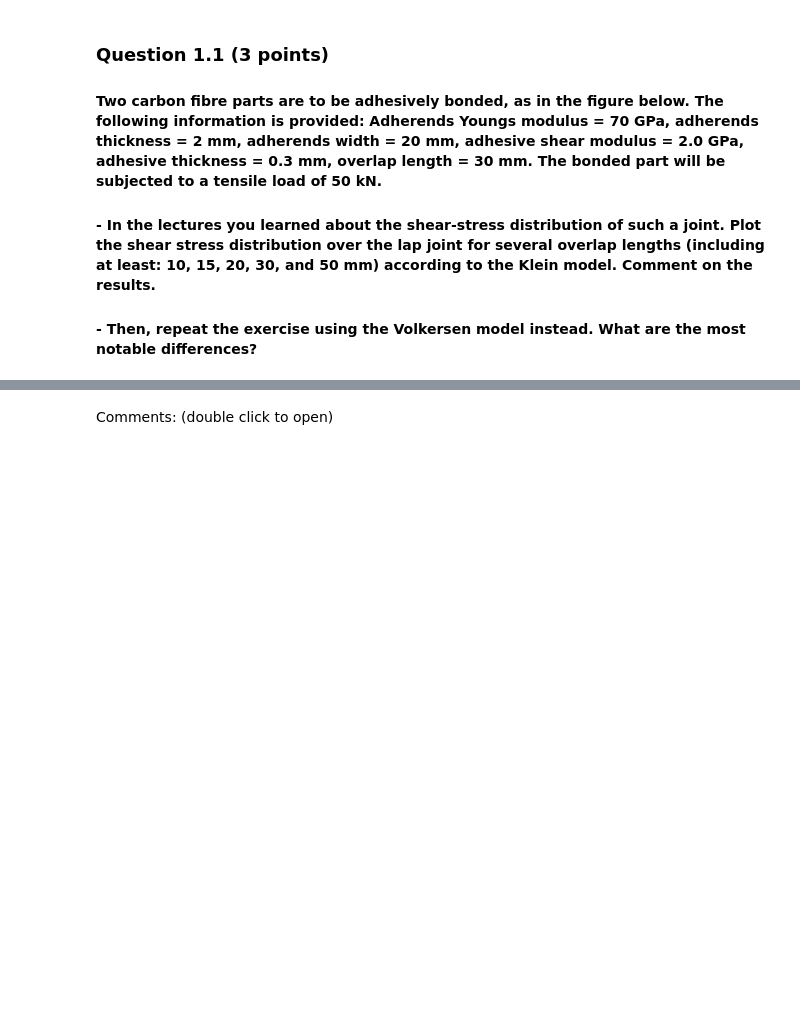
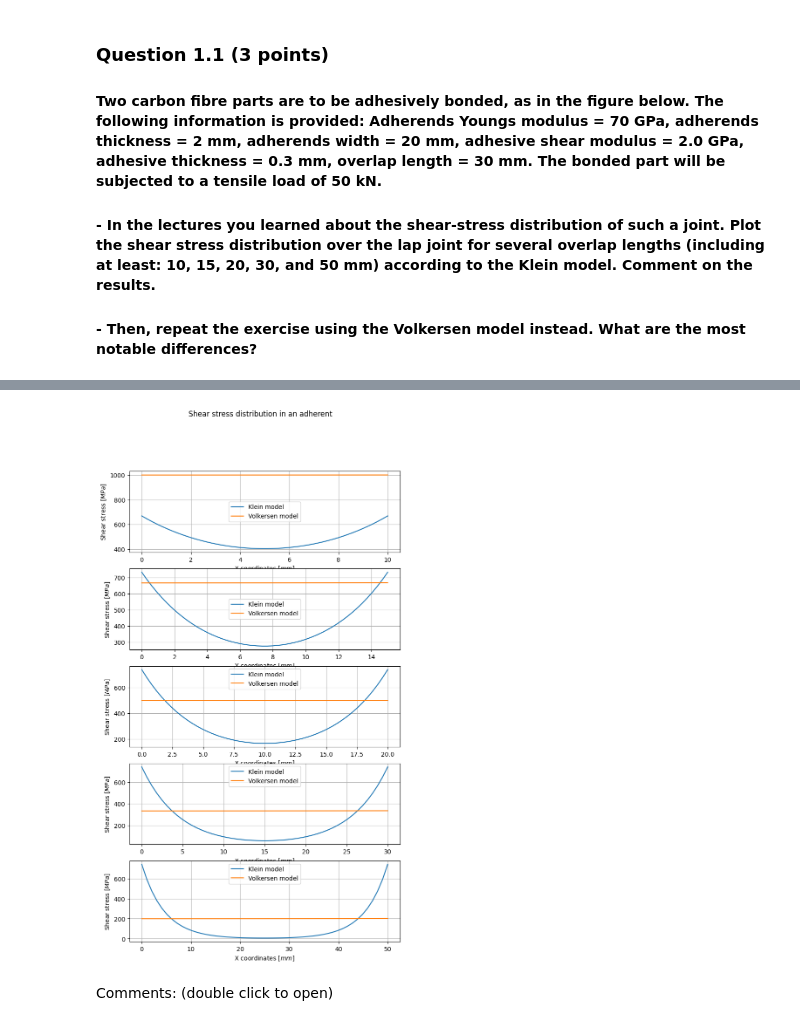
Before and after one commit to alberts2000/PCM, a Jupyter notebook: Notebook Joining Methods.ipynb, the cells around one changed output, grey strips where cells are left out. Saved outputs shown, nothing was run; the diff lists cells and outputs as text; code cells hidden in the pictures; blank space fills up the shorter version.

```diff
--- a/Notebook Joining Methods.ipynb
+++ b/Notebook Joining Methods.ipynb
@@ -14,6 +16,71 @@
 #### - Then, repeat the exercise using the Volkersen model instead. What are the most notable differences?
 # %% [markdown]
 ![title](lapjoint.png)
+# %%
+# Storing material properties in a convenient way
+class Material:
+    def __init__(self, G_kl=1, E1=1, t1=1, E2=1, t2=1, lu=1, d=1, b=1):
+        self.G_kl = G_kl
+        self.E1 = E1
+        self.t1 = t1
+        self.E2 = E2
+        self.t2 = t2
+        self.lu = lu
+        self.d = d
+        self.b =b
+
+
+def klein_model(N, Mat, F_applied):
+    G_kl, E1, t1, E2, t2, lu, d, b = (Mat.G_kl, Mat.E1, Mat.t1, Mat.E2, Mat.t2, Mat.lu, Mat.d, Mat.b)
+    x_array = np.linspace(0, lu, N)
+
+    tau_mean = F_applied / b / lu
+    beta = ((E2 * t2 - E1 * t1) * G_kl * lu ** 2) / (E1 * t1 * (G_kl * lu**2 + E2 * t2 * d))
+    omega = np.sqrt((G_kl * (E1 * t1 + E2 * t2) * lu ** 2) / (E1 * t1 * E2 * t2 * d))
+
+    # Coeffs k used to split up the equation and make it more readable
+    k1 = omega * tau_mean / (beta + 2) / (np.cosh(omega - 1))
+    k2 = np.sinh(omega * (1 - x_array / lu))
+    k3 = (beta + 1) * np.sinh(omega * x_array / lu)
+    return x_array, k1 * (k2 + k3)
+
+
+def volkersen_model(N, Mat, F_applied):
+    G_kl, E1, t1, E2, t2, lu, d, b = (Mat.G_kl, Mat.E1, Mat.t1, Mat.E2, Mat.t2, Mat.lu, Mat.d, Mat.b)
+    x_array = np.linspace(0, lu, N)
+
+    E = E1
+    t = t1
+    omega = np.sqrt(G_kl / E / t * (1 + t1 / t2))
+
+    taux = F_applied * omega * np.cosh(omega * x_array) / np.sinh(omega * lu / 2) # only if both adherents are the same
+    return x_array, taux
+
+
+F = 50e3
+N = 50
+lengths = np.array([10, 15, 20, 30, 50]) * 1e-3
+
+fig, axs = plt.subplots(5, figsize=(8, 14))
+fig.suptitle("Shear stress distribution in an adherent")
+
+
+for idx, length in enumerate(lengths):
+    # Mat1 = Material(t1=2e-3, t2=2e-3, b=20e-3, E1=70e9, E2=70e9, G_kl=2e9, d=0.3e-3, lu=length)
+    Mat1 = Material(t1=3e-3, t2=3e-3, b=20e-3, E1=70e9, E2=70e9, G_kl=1e9, d=0.2e-3, lu=length)
+
+    xs, taux_klein = klein_model(N, Mat1, F)
+    xs, taux_volk = volkersen_model(N, Mat1, F)
+
+    axs[idx].plot(xs * 1e3, taux_klein / 1e6, label="Klein model")
+    axs[idx].plot(xs * 1e3, taux_volk / 1e4, label="Volkersen model")
+    axs[idx].set_xlabel(r"X coordinates $[mm]$")
+    axs[idx].set_ylabel(r"Shear stress $[MPa]$")
+    axs[idx].legend()
+    axs[idx].grid()
+plt.show()
+# %% [output]
+[figure, added]
 # %% [markdown]
 Comments: (double click to open)
 # %% [markdown]
```
Also changed, not shown: parts of 1 cell of this notebook.
